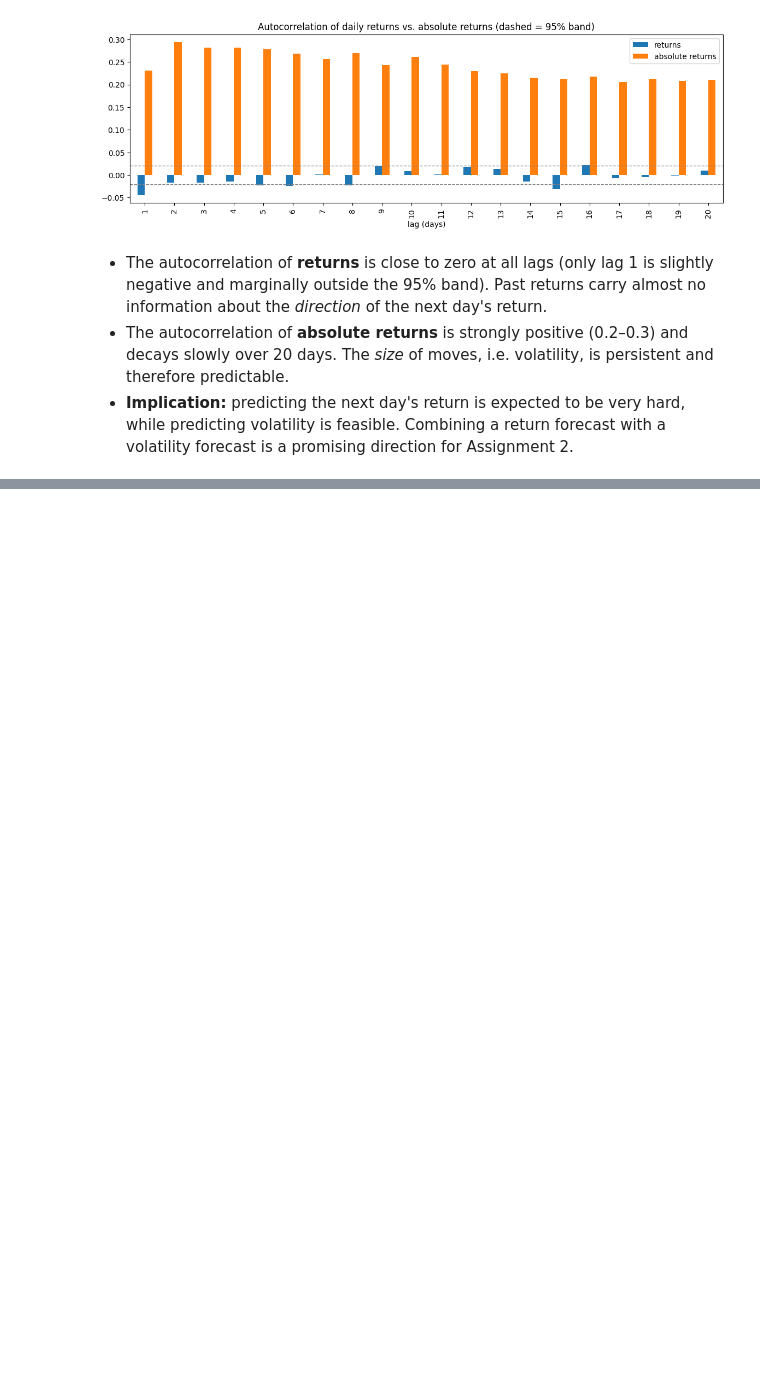
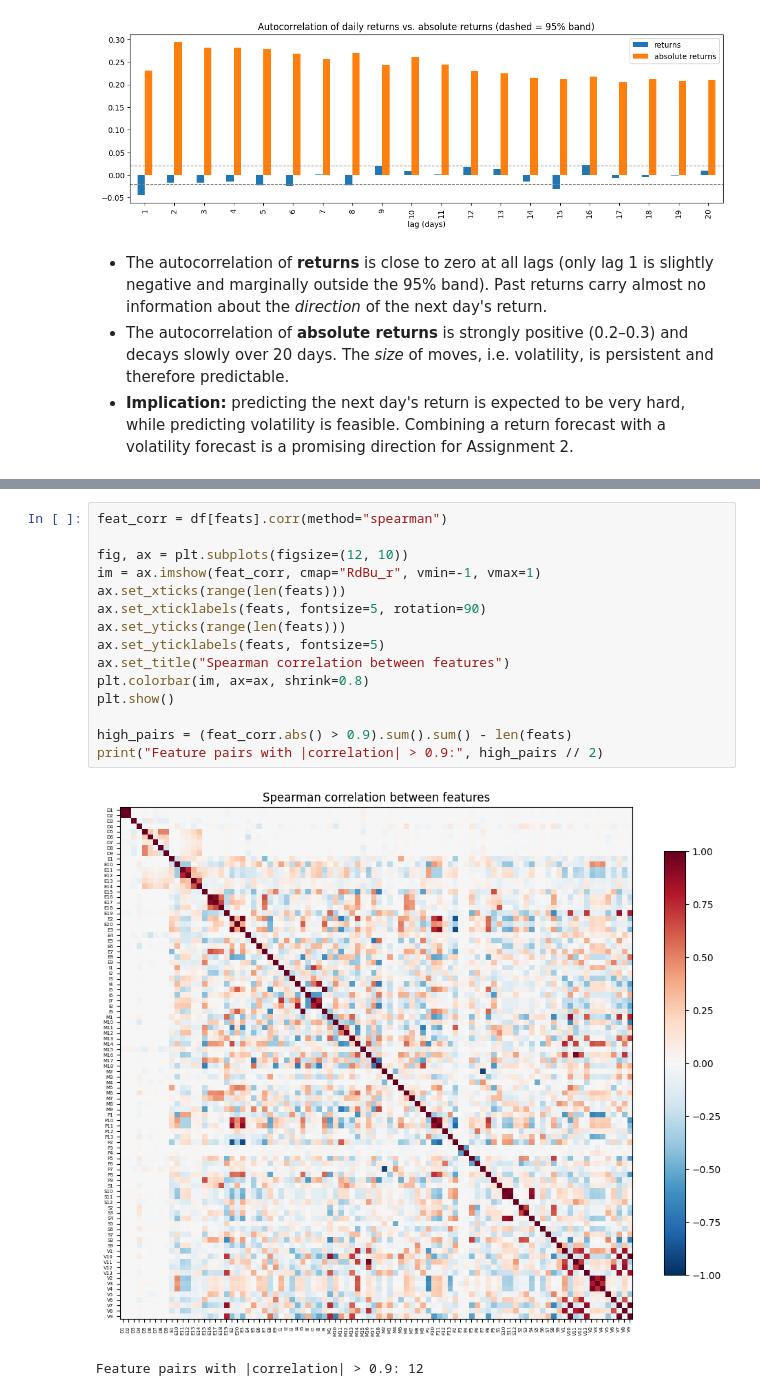
Before and after one commit to ceng313-2026/GROUP59_CENG313, a Jupyter notebook: assignment1_eda_baseline.ipynb, the cells around one changed output, grey strips where cells are left out. Saved outputs shown, nothing was run; the diff lists cells and outputs as text; blank space fills up the shorter version.

```diff
--- a/assignment1_eda_baseline.ipynb
+++ b/assignment1_eda_baseline.ipynb
@@ -235,0 +325,18 @@ plt.show()
+# %%
+feat_corr = df[feats].corr(method="spearman")
+
+fig, ax = plt.subplots(figsize=(12, 10))
+im = ax.imshow(feat_corr, cmap="RdBu_r", vmin=-1, vmax=1)
+ax.set_xticks(range(len(feats)))
+ax.set_xticklabels(feats, fontsize=5, rotation=90)
+ax.set_yticks(range(len(feats)))
+ax.set_yticklabels(feats, fontsize=5)
+ax.set_title("Spearman correlation between features")
+plt.colorbar(im, ax=ax, shrink=0.8)
+plt.show()
+
+high_pairs = (feat_corr.abs() > 0.9).sum().sum() - len(feats)
+print("Feature pairs with |correlation| > 0.9:", high_pairs // 2)
+# %% [output]
+[figure, added]
+Feature pairs with |correlation| > 0.9: 12
```
Also changed, not shown: parts of 11 cells of this notebook.
